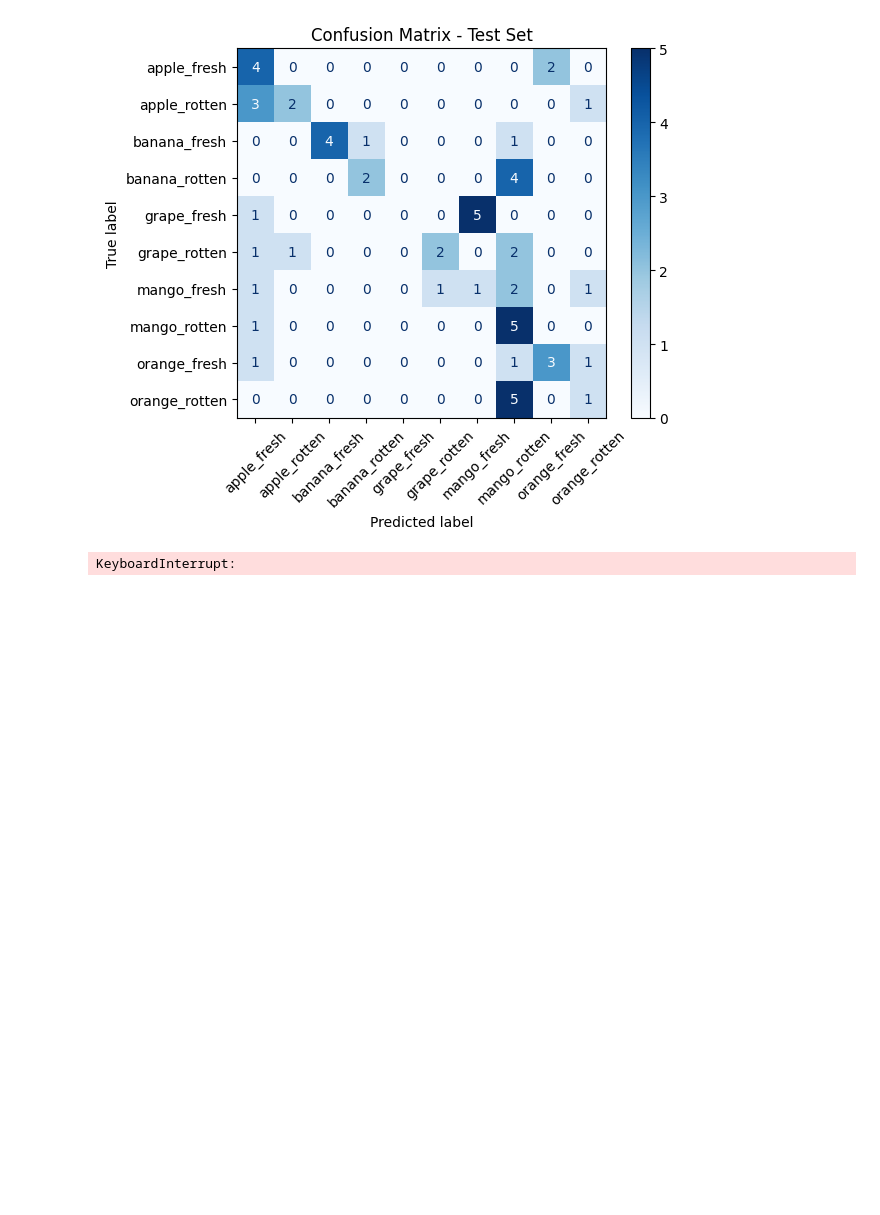
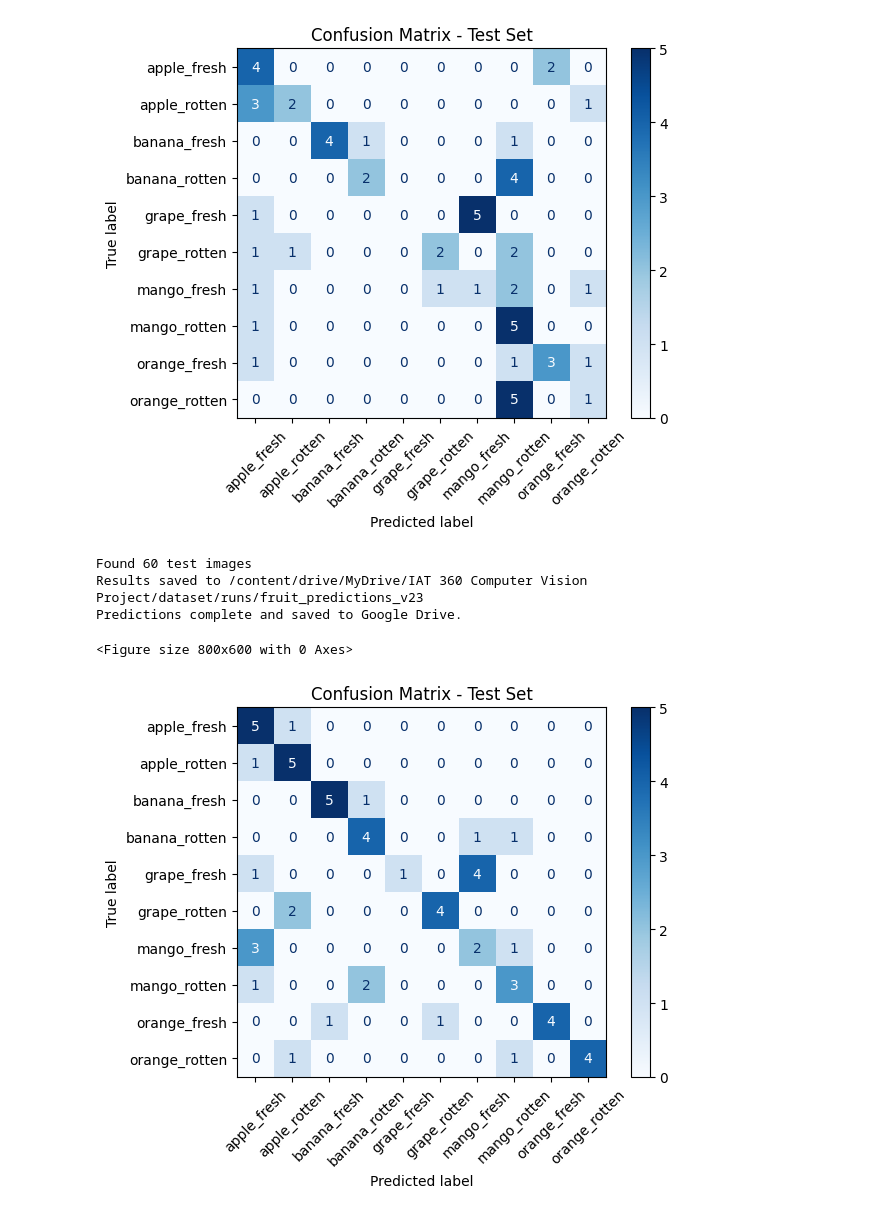
Before and after one commit to kaylawwong/Computer-Vision-Project, a Jupyter notebook: ComputerVisionProject.ipynb, the cells around one changed output. Drawn from its saved outputs; the diff is of its cells as text; code cells hidden in the pictures; blank space fills up the shorter version.

Commit message:
tested more different hyperparams (lower learning rate)

```diff
--- a/ComputerVisionProject.ipynb
+++ b/ComputerVisionProject.ipynb
@@ -664,33 +702,57 @@ plt.show()
 <Figure size 800x600 with 0 Axes>
 [figure]
 # %%
-# Get earlier version of model
-
 from pathlib import Path
 from ultralytics import YOLO
+from sklearn.metrics import confusion_matrix, ConfusionMatrixDisplay
+import matplotlib.pyplot as plt
 
-model = YOLO("/content/drive/MyDrive/IAT 360 Computer Vision Project/dataset/runs/fresh_vs_rotten/weights/best.pt")
+# Load model
+model = YOLO("/content/drive/MyDrive/IAT 360 Computer Vision Project/dataset/runs/fresh_vs_rotten_v23/weights/epoch2.pt")
 
-# Path to your test images
+# Path to test images
 test_folder = Path("/content/drive/MyDrive/IAT 360 Computer Vision Project/dataset/test")
+image_paths = [p for p in test_folder.rglob("*") if p.suffix.lower() in [".jpg", ".jpeg", ".png"]]
+print(f"Found {len(image_paths)} test images")
 
-# Collect all jpg/png images (case-insensitive)
-image_paths = [p for p in test_folder.rglob("*") if p.suffix.lower() in [".jpg", ".jpeg", ".png"]]
-print(f"{len(image_paths)} images")
-
-# Convert to strings for YOLO
+# Convert paths to strings
 image_paths_str = [str(p) for p in image_paths]
 
-# Run predictions on all images
+# Run predictions and save output images
 results = model.predict(
-    source=image_paths_str,  # use list of paths directly
+    source=image_paths_str,
     project="/content/drive/MyDrive/IAT 360 Computer Vision Project/dataset/runs",
-    name="fruit_predictions_v3",
-    save=True,          # saves output images with boxes
+    name="fruit_predictions_v23",
+    save=True,          # save images with boxes
     save_conf=True,     # include confidence scores
-    exist_ok=True       # overwrite existing folder if needed
+    verbose=False,
+    exist_ok=True
 )
 
 print("Predictions complete and saved to Google Drive.")
+
+# Extract true labels and predicted labels
+true_labels = []
+pred_labels = []
+
+for img_path, result in zip(image_paths, results):
+    true_class = img_path.parent.name
+    pred_class = result.names[result.probs.top1]
+    true_labels.append(true_class)
+    pred_labels.append(pred_class)
+
+# Plot confusion matrix
+labels = sorted(set(true_labels))
+cm = confusion_matrix(true_labels, pred_labels, labels=labels)
+disp = ConfusionMatrixDisplay(confusion_matrix=cm, display_labels=labels)
+
+plt.figure(figsize=(8,6))
+disp.plot(cmap="Blues", xticks_rotation=45)
+plt.title("Confusion Matrix - Test Set")
+plt.show()
 # %% [output]
-KeyboardInterrupt:
+Found 60 test images
+Results saved to /content/drive/MyDrive/IAT 360 Computer Vision Project/dataset/runs/fruit_predictions_v23
+Predictions complete and saved to Google Drive.
+<Figure size 800x600 with 0 Axes>
+[figure, added]
```
Also changed, not shown: parts of 4 cells of this notebook.
